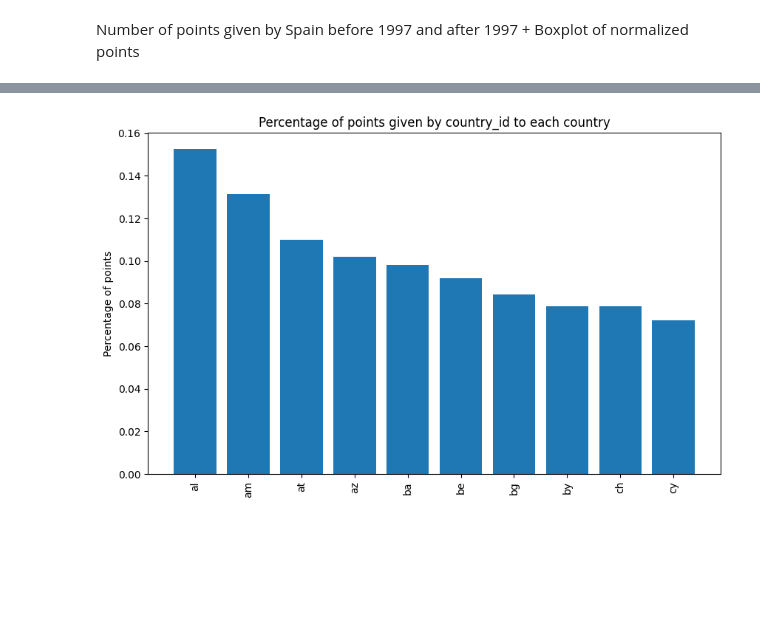
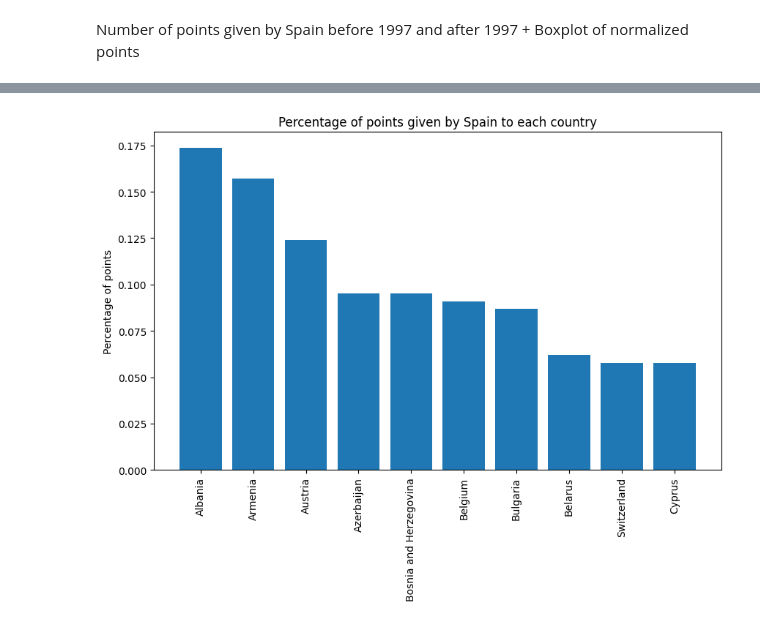
Before and after one commit to Mate1Coll/Eurovision_Contest_Analysis, a Jupyter notebook: Notebook.ipynb, the cells around one changed output, grey strips where cells are left out. Saved outputs shown, nothing was run; the diff lists cells and outputs as text; code cells hidden in the pictures; blank space fills up the shorter version.

```diff
--- a/Notebook.ipynb
+++ b/Notebook.ipynb
@@ -202,6 +243,6 @@ df_final_round = df_final_round[df_final_round['to_country_id'].isin(participati
 # %%
 # Get the total number of countries
-total_countries = df_final_round['from_country_id']
+total_countries = df_final_round['from_country']
 total_countries = np.array(total_countries)
 total_countries = np.unique(total_countries)
 print('Total countries:', total_countries)
@@ -219,11 +264,11 @@ Number of countries: 46
 # %%
 # Get the number of wins of each country
 country_wins = np.zeros(len(total_countries))
-countries = np.array(participation_counts['country_id'])
+countries = np.array(participation_counts['country'])
 for year in range(initial_year, final_year + 1):
     country_winner = 0
     for i,country_id in enumerate(countries):
-        country_points = df_final_round[(df_final_round['year'] == year) & (df_final_round['to_country_id'] == country_id)]['total_points'].sum()
+        country_points = df_final_round[(df_final_round['year'] == year) & (df_final_round['to_country'] == country_id)]['total_points'].sum()
         if country_points> country_winner:
             country_winner = country_points
             winner = i
@@ -274,0 +306,13 @@ def family_points(df_final_round, country_id, initial_year, final_year):
+# %%
+# Function to obtain the number of points given for a given country during a time period
+
+def family_points(df_final_round, country_id, initial_year, final_year, crop=15):
+
+    # Get the number of points given by country_id to each country
+    friends = df_final_round.query(f'year >= {initial_year} and from_country=="{country_id}"')
+
+    fig, axs = plt.subplots(ncols=2, nrows=2, figsize=(12,8))
+
+    friends.pivot_table(index='to_country',values='jury_points',aggfunc='sum').fillna(0).sort_values('jury_points', ascending=False).head(crop).plot(kind='bar',stacked=True,ax=axs[0,0], title=f'Total point by country after {initial_year} from {country_id}')
+
+    return
@@ -275,5 +323,5 @@ def family_points(df_final_round, country_id, initial_year, final_year):
 # %%
-def plot_family_points(country_points, initial_year, final_year, countries):
+def plot_family_points(country_points, initial_year, final_year, countries, country_id_to_name, country_id):
 
     # Range of years
     years = np.arange(initial_year, final_year + 1)
@@ -285,18 +333,24 @@ def plot_family_points(country_points, initial_year, final_year, countries):
     # Normalize the points
     total_points = total_points / total_points.sum()
 
+    for i,c in enumerate(countries):
+        countries[i] = country_id_to_name[c]
+
+    country_id = country_id_to_name[country_id]
+
     # Plot the number of points given by country_id to each country
     plt.figure(figsize=(10, 6))
     plt.bar(countries, total_points)
     plt.xticks(rotation=90)
     plt.ylabel('Percentage of points')
-    plt.title('Percentage of points given by country_id to each country')
+    plt.title(f'Percentage of points given by {country_id} to each country')
     plt.show()
 
     return
 # %%
 country_id = 'es'
-country_points, countries = family_points(df_final_round, country_id, initial_year, final_year)
-plot_family_points(country_points, initial_year, final_year, countries)
+country_points, countries = family_points(df_final_round, country_id, initial_year=2000, final_year=2023)
+
+plot_family_points(country_points, initial_year, final_year, countries, country_id_to_name, country_id)
 # %% [output]
-[figure, old version]
+[figure, new version]
```
Also changed, not shown: parts of 13 cells of this notebook.
